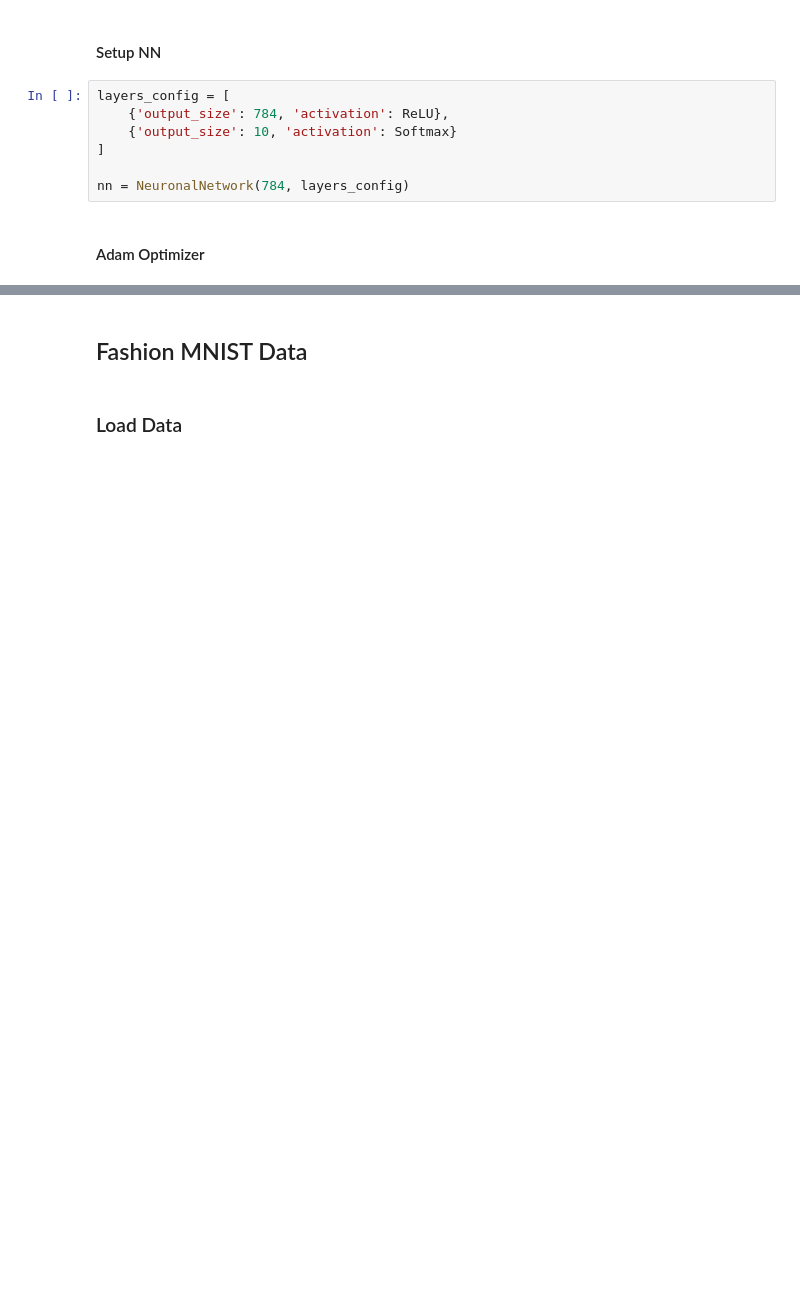
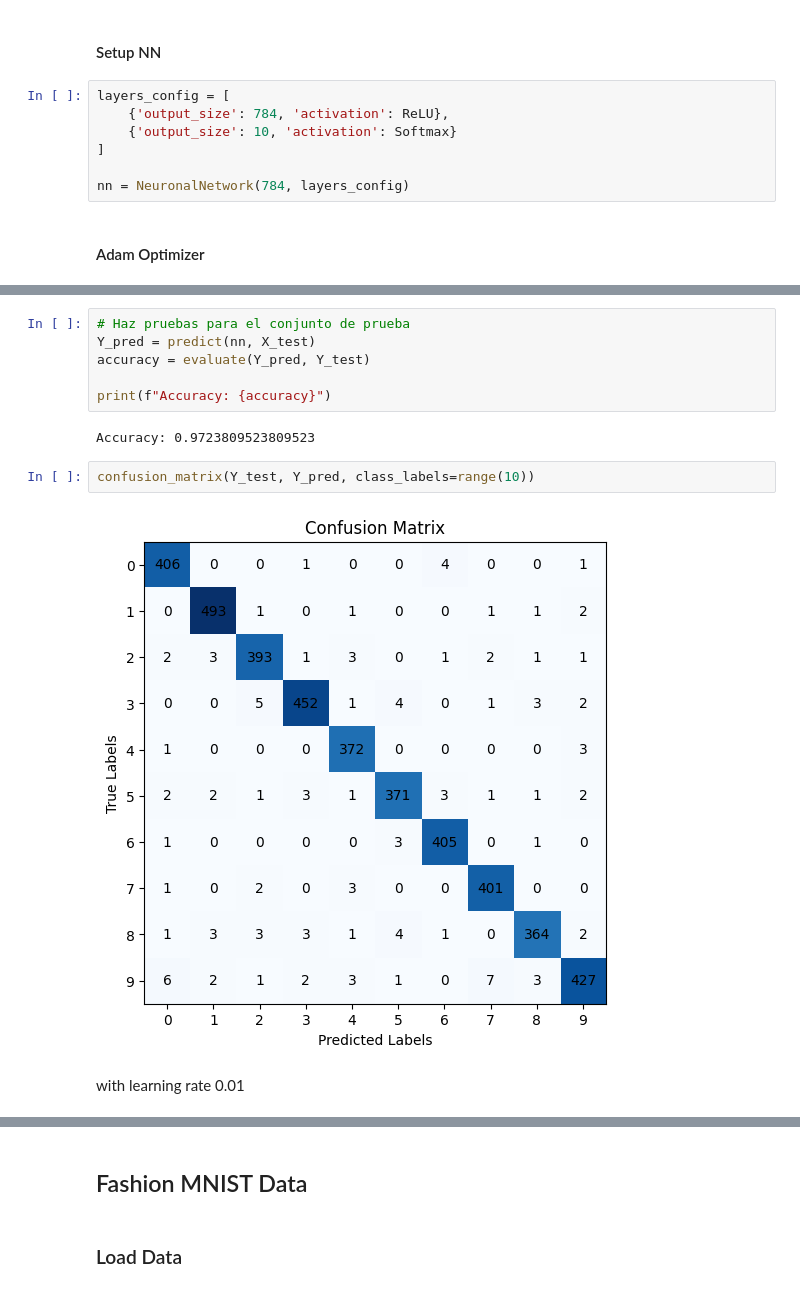
Before and after one commit to Optimization-and-Heuristics/NN-Project, a Jupyter notebook: code/NN.ipynb, the cells around one changed output, grey strips where cells are left out. Drawn from its saved outputs; the diff is of its cells as text; blank space fills up the shorter version.

```diff
--- a/code/NN.ipynb
+++ b/code/NN.ipynb
@@ -136,0 +143,14 @@ plot_training_history(loss, acc)
+# %%
+# Haz pruebas para el conjunto de prueba
+Y_pred = predict(nn, X_test)
+accuracy = evaluate(Y_pred, Y_test)
+
+print(f"Accuracy: {accuracy}")
+# %% [output]
+Accuracy: 0.9723809523809523
+# %%
+confusion_matrix(Y_test, Y_pred, class_labels=range(10))
+# %% [output]
+[figure, added]
+# %% [markdown]
+with learning rate 0.01
```
Also changed, not shown: parts of 33 cells of this notebook.
